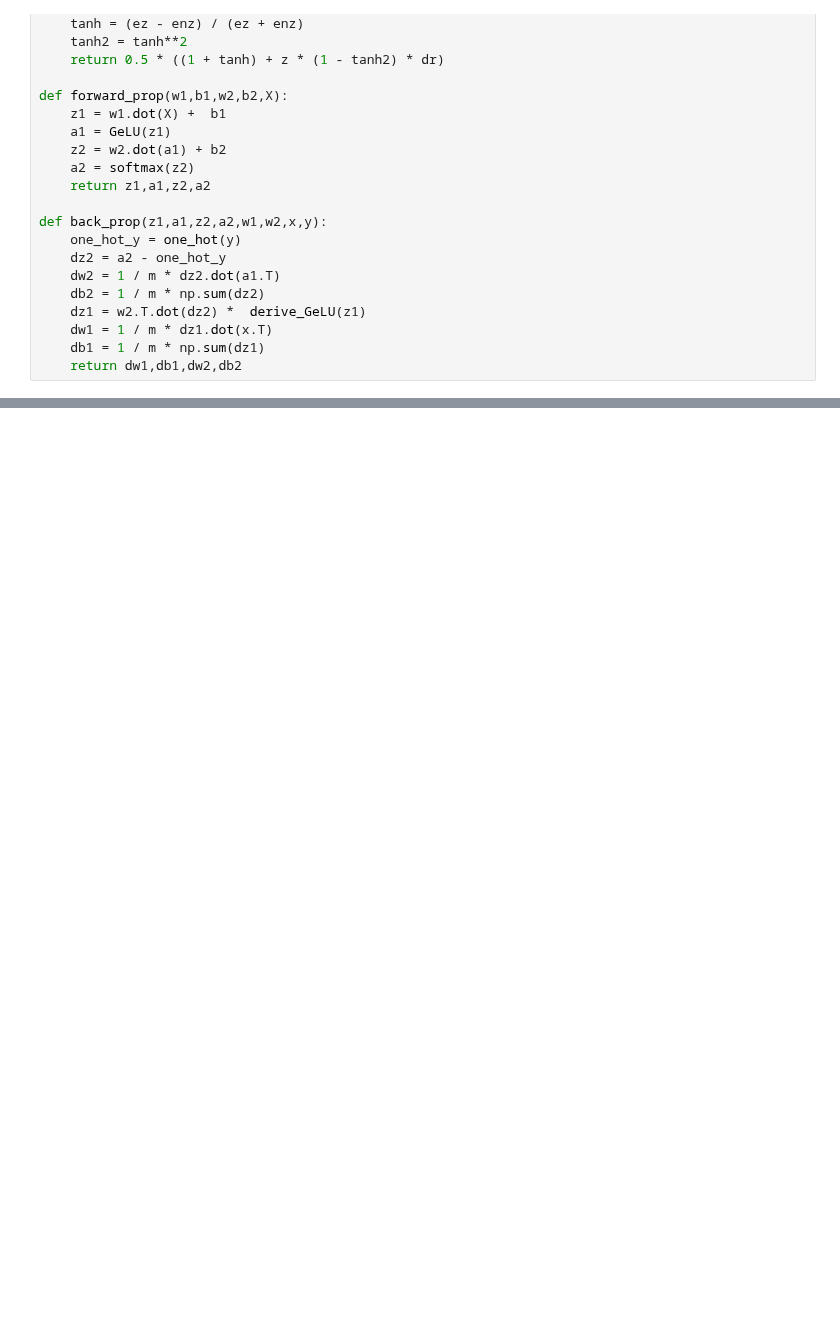
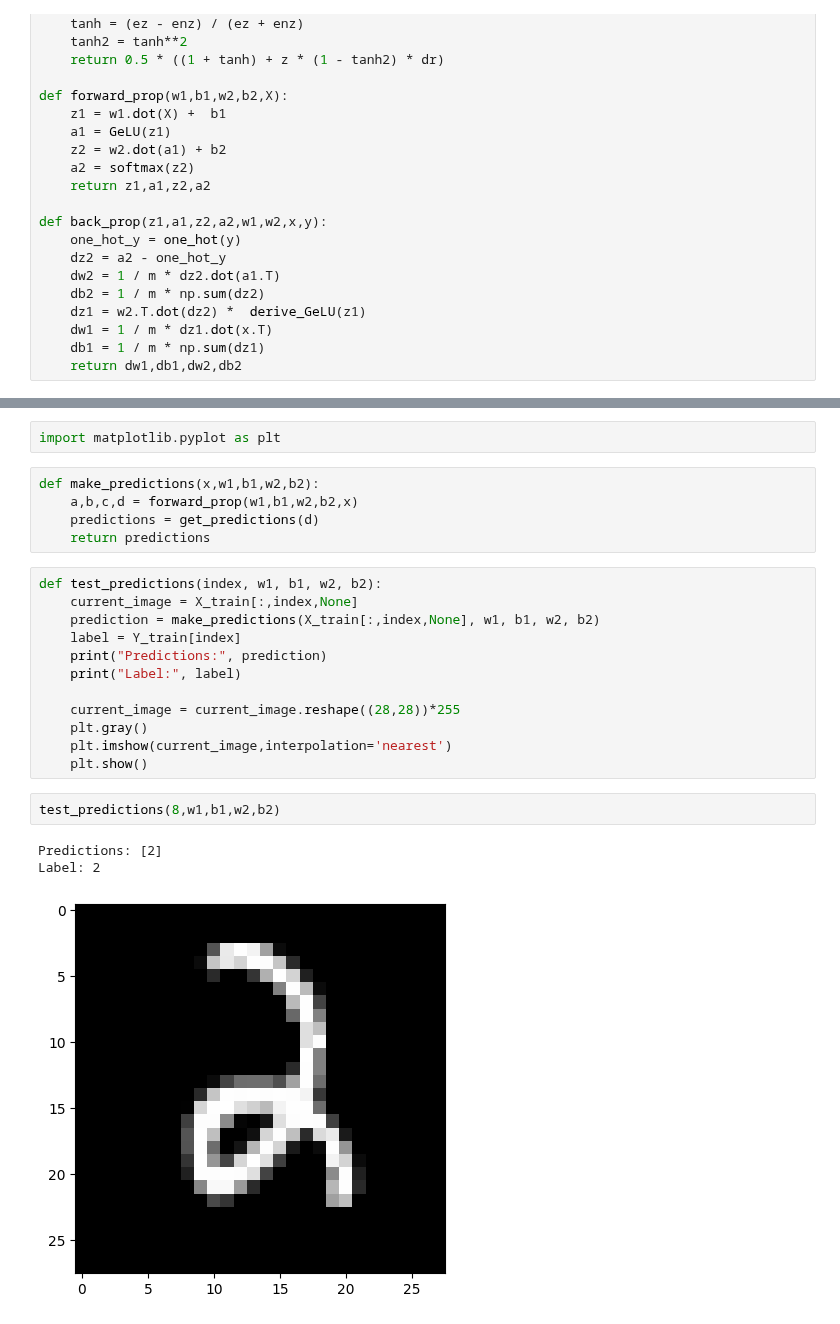
Before and after one commit to Harshil00077/Neural-Network-From-Scratch, a Jupyter notebook: mnist-from-scratch.ipynb, the cells around one changed output, grey strips where cells are left out. Drawn from its saved outputs; the diff is of its cells as text; blank space fills up the shorter version.

```diff
--- a/mnist-from-scratch.ipynb
+++ b/mnist-from-scratch.ipynb
@@ -234,0 +235,25 @@ Acuuracy: 0.8595121951219512
+# %%
+import matplotlib.pyplot as plt
+# %%
+def make_predictions(x,w1,b1,w2,b2):
+    a,b,c,d = forward_prop(w1,b1,w2,b2,x)
+    predictions = get_predictions(d)
+    return predictions
+# %%
+def test_predictions(index, w1, b1, w2, b2):
+    current_image = X_train[:,index,None]
+    prediction = make_predictions(X_train[:,index,None], w1, b1, w2, b2)
+    label = Y_train[index]
+    print("Predictions:", prediction)
+    print("Label:", label)
+
+    current_image = current_image.reshape((28,28))*255
+    plt.gray()
+    plt.imshow(current_image,interpolation='nearest')
+    plt.show()
+# %%
+test_predictions(8,w1,b1,w2,b2)
+# %% [output]
+Predictions: [2]
+Label: 2
+[figure, added]
```
Also changed, not shown: parts of 5 cells of this notebook.
